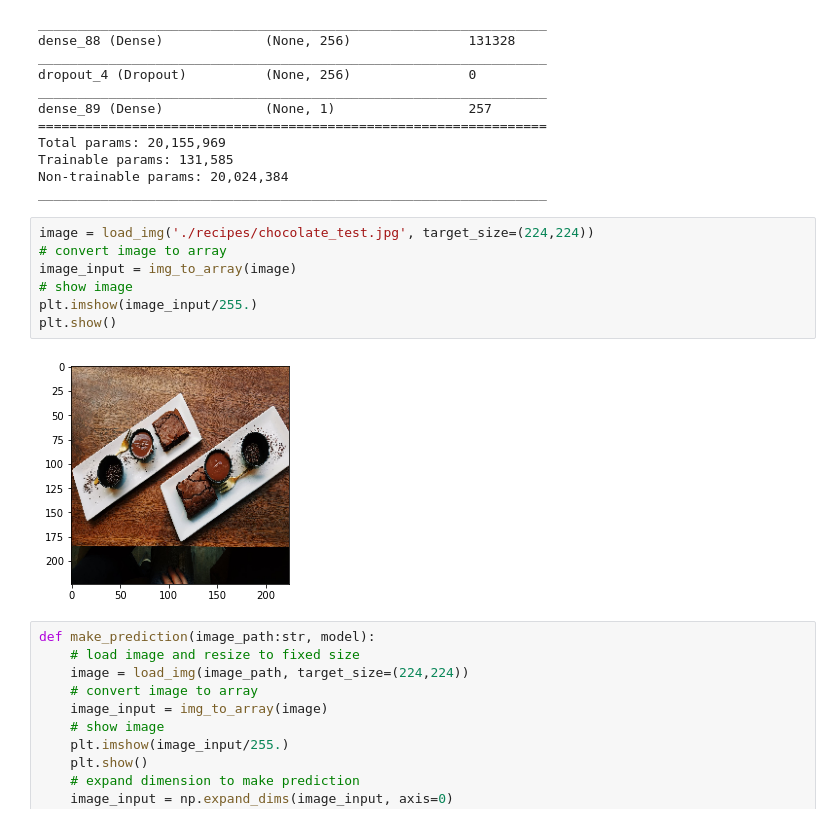
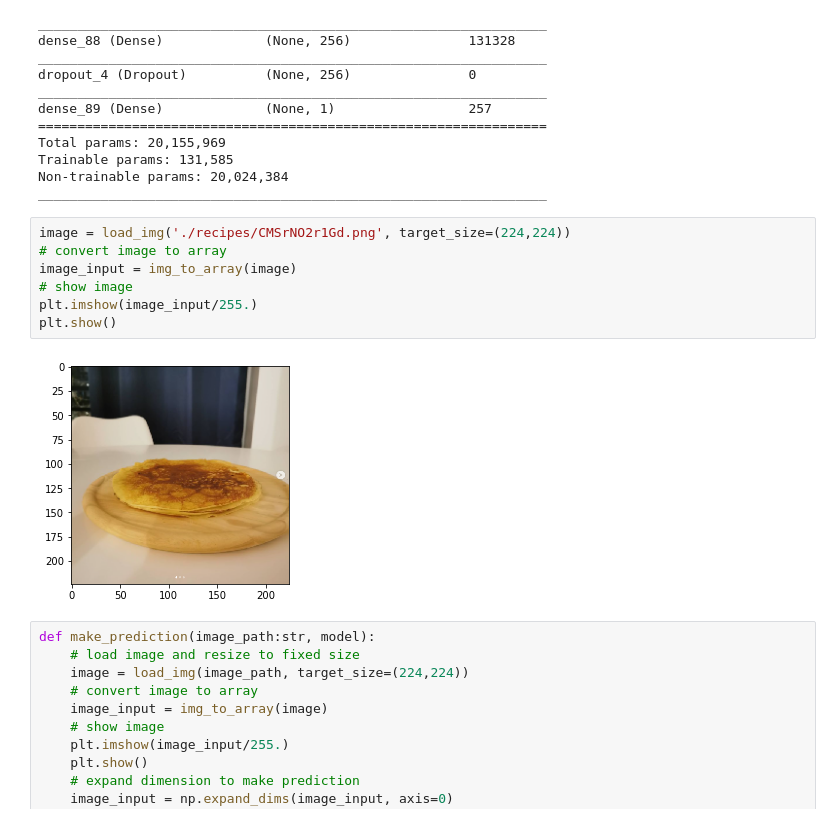
Before and after one commit to lgov/kul_advanalytics, a Jupyter notebook: assignment2/Eval_model.ipynb, the cells around one changed output. Drawn from its saved outputs; the diff is of its cells as text.

```diff
--- a/assignment2/Eval_model.ipynb
+++ b/assignment2/Eval_model.ipynb
@@ -32,14 +32,14 @@ Trainable params: 131,585
 Non-trainable params: 20,024,384
 _________________________________________________________________
 # %%
-image = load_img('./recipes/chocolate_test.jpg', target_size=(224,224))
+image = load_img('./recipes/CMSrNO2r1Gd.png', target_size=(224,224))
 # convert image to array
 image_input = img_to_array(image)
 # show image
 plt.imshow(image_input/255.)
 plt.show()
 # %% [output]
-[figure, old version]
+[figure, new version]
 # %%
 def make_prediction(image_path:str, model):
     # load image and resize to fixed size
```
Also changed, not shown: parts of 7 cells of this notebook.
